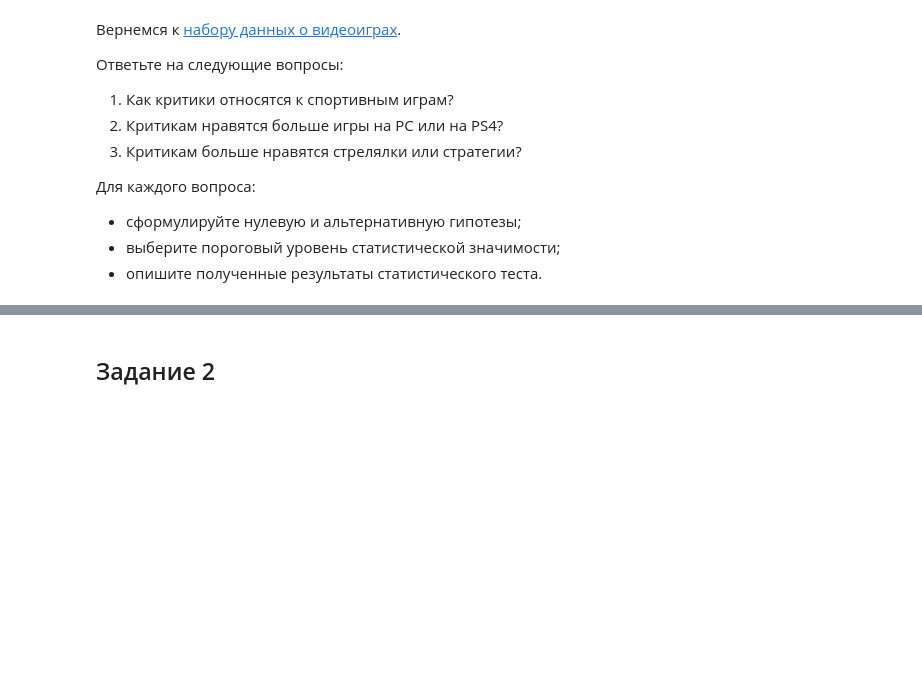
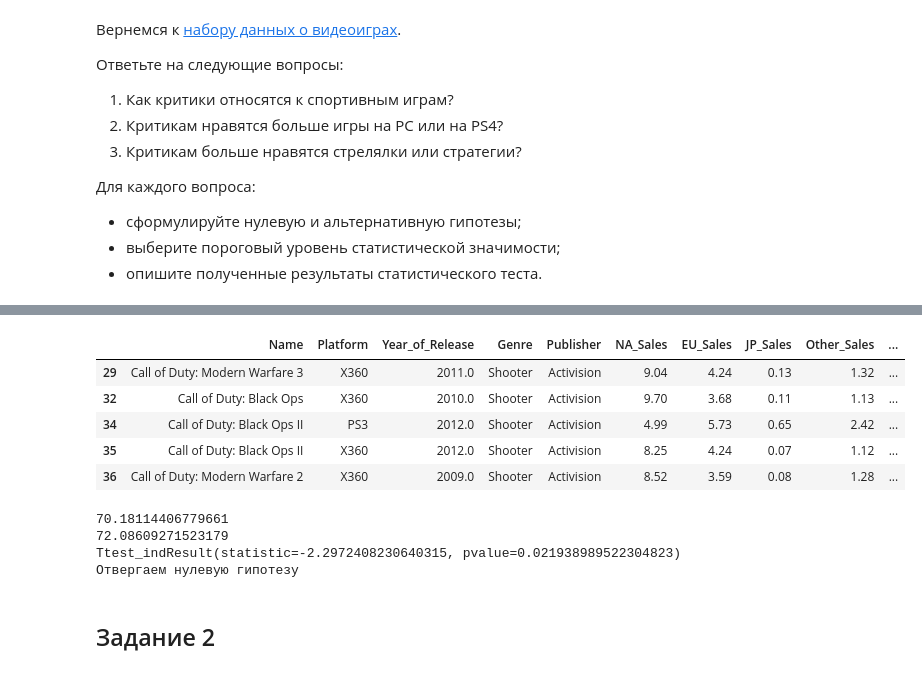
Before and after one commit to WNick-main/netology, a Jupyter notebook: HW-21.ipynb, the cells around one changed output, grey strips where cells are left out. Cells and saved outputs as stored; diff of their text form; code cells hidden in the pictures; blank space fills up the shorter version.

```diff
--- a/HW-21.ipynb
+++ b/HW-21.ipynb
@@ -18,3 +104,29 @@
+# %%
+df_sh = df.loc[(df['Genre'] == 'Shooter') & (df['Critic_Score'].notnull())]
+df_str = df.loc[(df['Genre'] == 'Strategy') & (df['Critic_Score'].notnull())]
+df_sh.head()
+# %% [output]
+|  | Name | Platform | Year_of_Release | Genre | Publisher | NA_Sales | EU_Sales | JP_Sales | Other_Sales | ... |
+| 29 | Call of Duty: Modern Warfare 3 | X360 | 2011.0 | Shooter | Activision | 9.04 | 4.24 | 0.13 | 1.32 | ... |
+| 32 | Call of Duty: Black Ops | X360 | 2010.0 | Shooter | Activision | 9.70 | 3.68 | 0.11 | 1.13 | ... |
+| 34 | Call of Duty: Black Ops II | PS3 | 2012.0 | Shooter | Activision | 4.99 | 5.73 | 0.65 | 2.42 | ... |
+| 35 | Call of Duty: Black Ops II | X360 | 2012.0 | Shooter | Activision | 8.25 | 4.24 | 0.07 | 1.12 | ... |
+| 36 | Call of Duty: Modern Warfare 2 | X360 | 2009.0 | Shooter | Activision | 8.52 | 3.59 | 0.08 | 1.28 | ... |
+# %%
+alpha = 0.05
+result = st.ttest_ind(df_sh['Critic_Score'],df_str['Critic_Score'],equal_var=False)
+print(df_sh['Critic_Score'].mean())
+print(df_str['Critic_Score'].mean())
+print(result)
+if result.pvalue < alpha:
+    print('Отвергаем нулевую гипотезу')
+else:
+    print('Не отвергаем нулевую гипотезу')
+# %% [output]
+70.18114406779661
+72.08609271523179
+Ttest_indResult(statistic=-2.2972408230640315, pvalue=0.021938989522304823)
+Отвергаем нулевую гипотезу
 # %% [markdown]
 ## Задание 2
 # %% [markdown]
```
Also changed, not shown: parts of 21 cells of this notebook.
